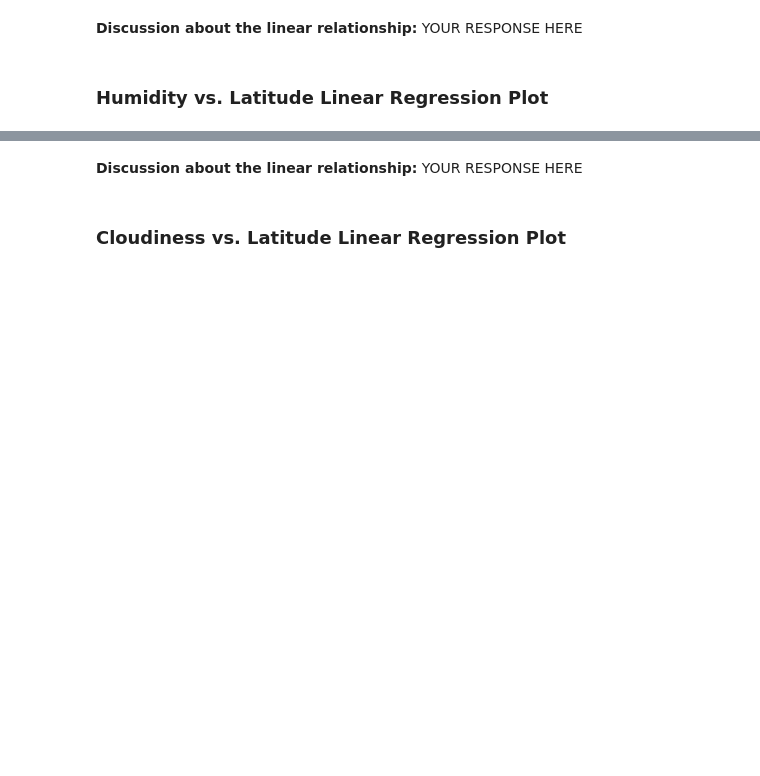
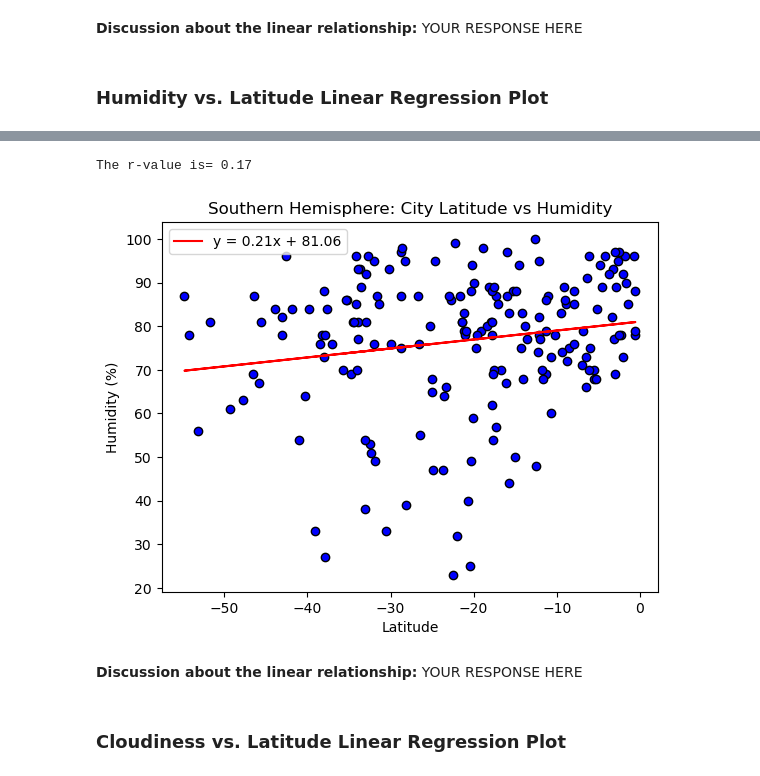
Before and after one commit to sloucel/Python-API-Challenge, a Jupyter notebook: WeatherPy/WeatherPy.ipynb, the cells around one changed output, grey strips where cells are left out. Saved outputs shown, nothing was run; the diff lists cells and outputs as text; code cells hidden in the pictures; blank space fills up the shorter version.

```diff
--- a/WeatherPy/WeatherPy.ipynb
+++ b/WeatherPy/WeatherPy.ipynb
@@ -415,3 +431,16 @@ The r-value is: 0.0002808747046324607
+# %%
+# Southern Hemisphere
+x_data = southern_hemi_df['Lat']
+y_data = southern_hemi_df['Humidity']
+
+# Call def function
+plot_linear_regression(x_data, y_data,
+                       x_label='Latitude',
+                       y_label='Humidity (%)',
+                       title='Southern Hemisphere: City Latitude vs Humidity')
+# %% [output]
+The r-value is= 0.17
+[figure, added]
 # %% [markdown]
 **Discussion about the linear relationship:** YOUR RESPONSE HERE
 # %% [markdown]
```
Also changed, not shown: parts of 15 cells of this notebook, 1 other file.
